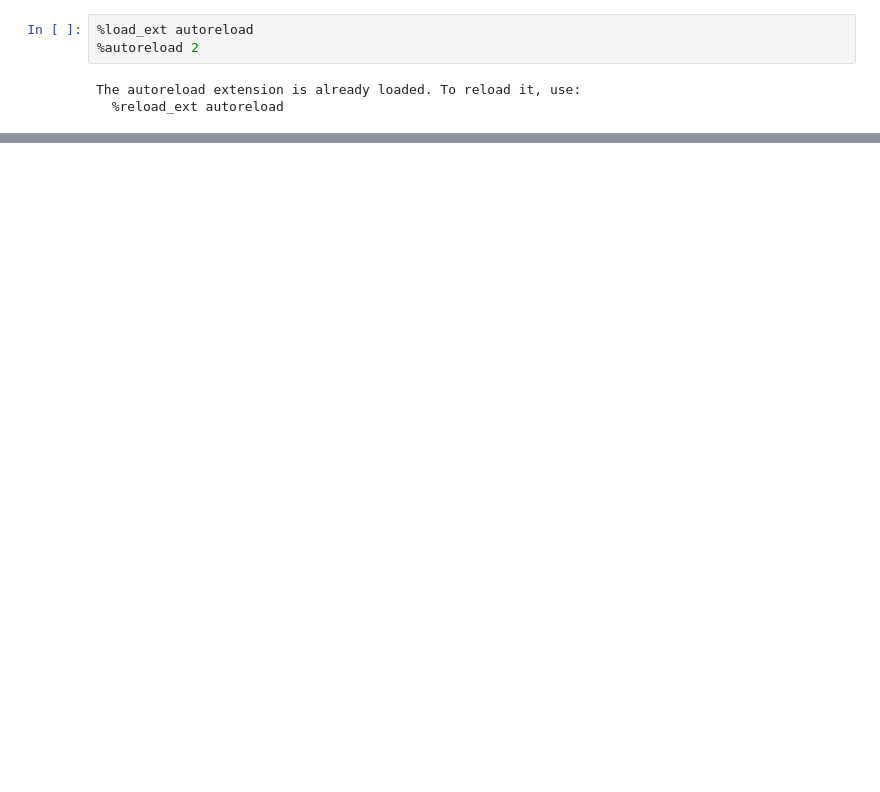
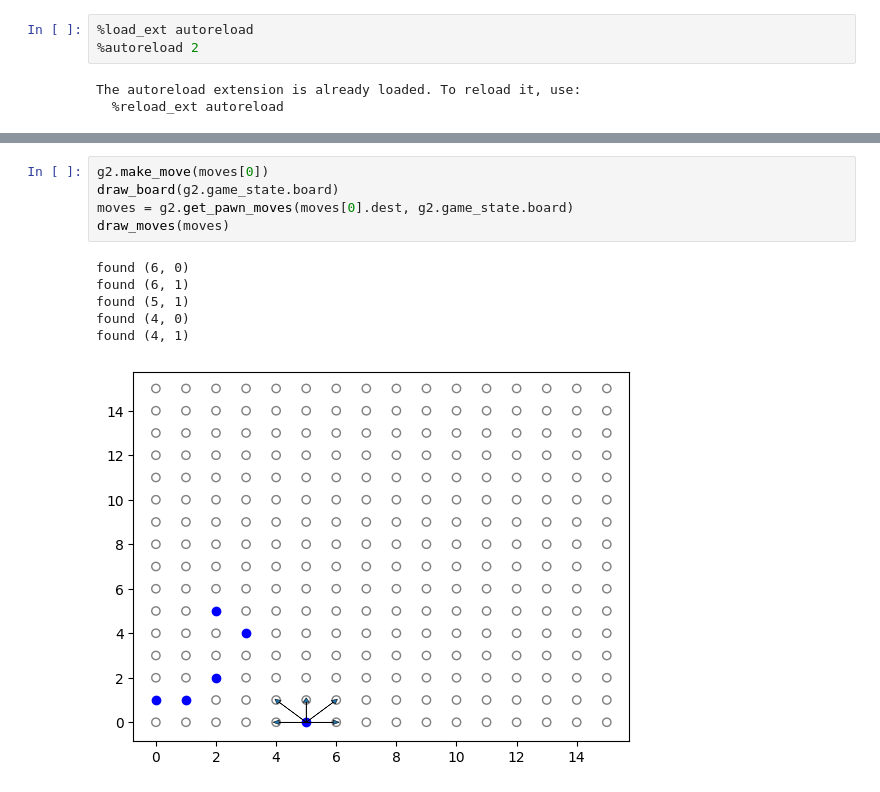
Before and after one commit to T04STER/halma, a Jupyter notebook: notes.ipynb, the cells around one changed output, grey strips where cells are left out. Drawn from its saved outputs; the diff is of its cells as text; blank space fills up the shorter version.

```diff
--- a/notes.ipynb
+++ b/notes.ipynb
@@ -84,0 +113,12 @@ Function minmax [1, True] {} Took 0.0152 seconds
+# %%
+g2.make_move(moves[0])
+draw_board(g2.game_state.board)
+moves = g2.get_pawn_moves(moves[0].dest, g2.game_state.board)
+draw_moves(moves)
+# %% [output]
+found (6, 0)
+found (6, 1)
+found (5, 1)
+found (4, 0)
+found (4, 1)
+[figure, added]
```
Also changed, not shown: parts of 9 cells of this notebook, 8 other files.
